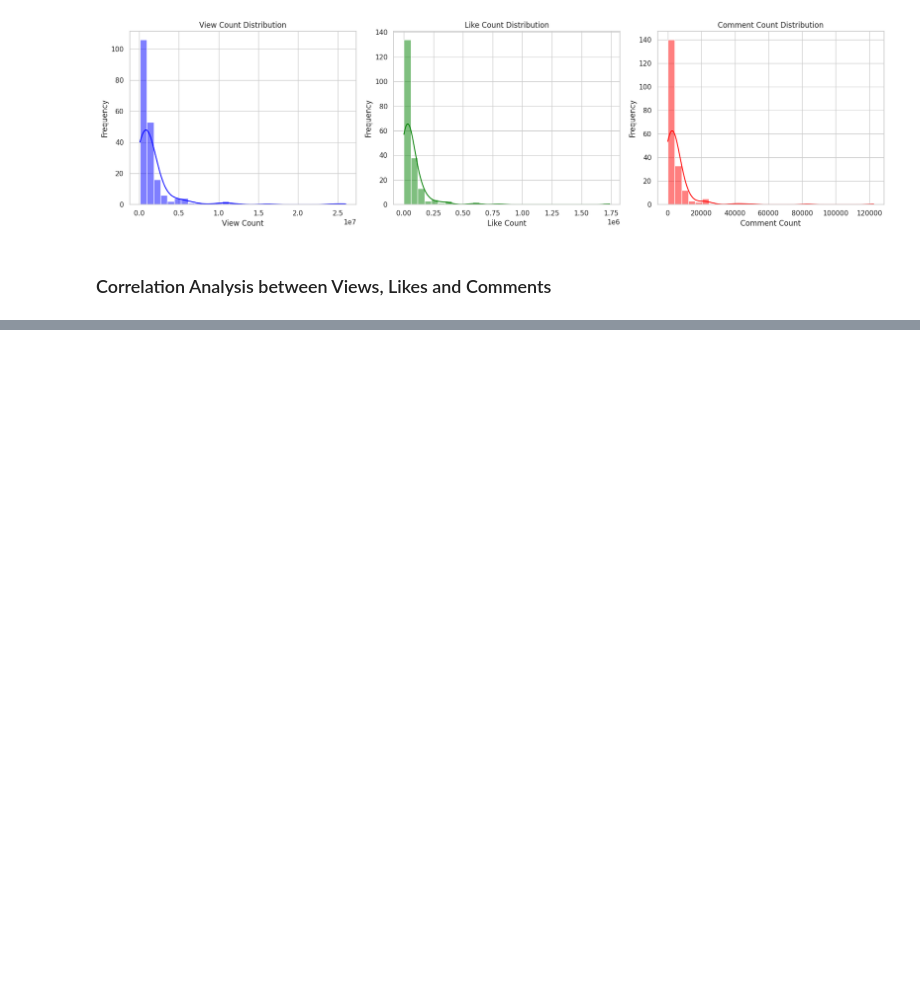
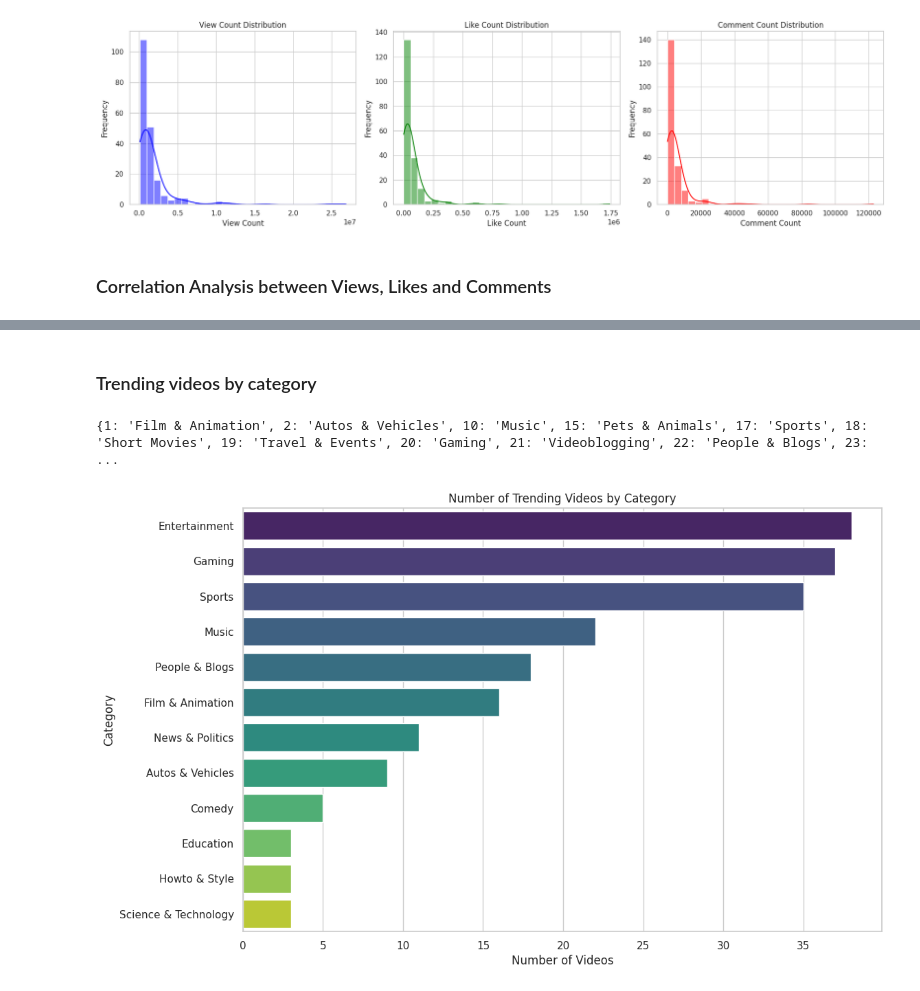
Before and after one commit to ARYAA98/YoutubeDataAnalysis, a Jupyter notebook: UK_YoutubeDataAnalysis.ipynb, the cells around one changed output, grey strips where cells are left out. Drawn from its saved outputs; the diff is of its cells as text; code cells hidden in the pictures; blank space fills up the shorter version.

```diff
--- a/UK_YoutubeDataAnalysis.ipynb
+++ b/UK_YoutubeDataAnalysis.ipynb
@@ -28,7 +28,7 @@ import pandas as pd
 from googleapiclient.discovery import build
 
 # Replace with your own API key
-API_KEY = 'AIzaSyDLTptwzVodbclpEK1voQtIcZssO1TpcWo'
+API_KEY = 'REPLACE WITH YOUR KEY'
 
 # Initialize YouTube API service
 youtube = build('youtube', 'v3', developerKey=API_KEY)
@@ -260,0 +255,38 @@ plt.show()
+# %% [markdown]
+### Trending videos by category
+# %%
+from googleapiclient.discovery import build
+
+API_KEY = 'REPLACE WITH YOUR KEY'
+youtube = build('youtube', 'v3', developerKey=API_KEY)
+
+def get_category_mapping():
+    request = youtube.videoCategories().list(
+        part='snippet',
+        regionCode='GB'  # Change to UK
+    )
+    response = request.execute()
+    category_mapping = {}
+    for item in response['items']:
+        category_id = int(item['id'])
+        category_name = item['snippet']['title']
+        category_mapping[category_id] = category_name
+    return category_mapping
+
+# Get the category mapping
+category_mapping = get_category_mapping()
+print(category_mapping)
+# %% [output]
+{1: 'Film & Animation', 2: 'Autos & Vehicles', 10: 'Music', 15: 'Pets & Animals', 17: 'Sports', 18: 'Short Movies', 19: 'Travel & Events', 20: 'Gaming', 21: 'Videoblogging', 22: 'People & Blogs', 23:  ...
+# %%
+trending_videos['category_name'] = trending_videos['category_id'].map(category_mapping)
+
+# Bar chart for category counts
+plt.figure(figsize=(12, 8))
+sns.countplot(y=trending_videos['category_name'], order=trending_videos['category_name'].value_counts().index, palette='viridis')
+plt.title('Number of Trending Videos by Category')
+plt.xlabel('Number of Videos')
+plt.ylabel('Category')
+plt.show()
+# %% [output]
+[figure, added]
```
Also changed, not shown: parts of 3 cells of this notebook.
